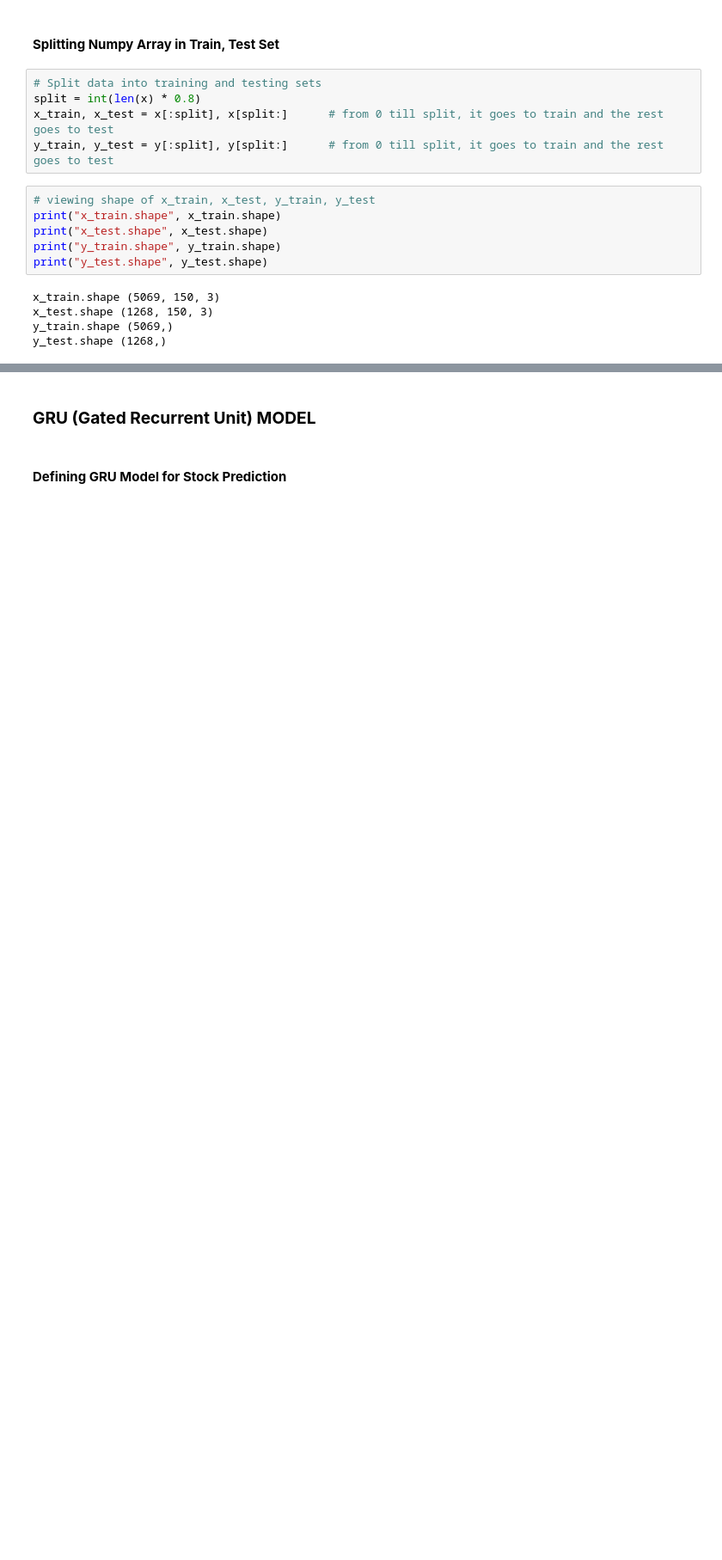
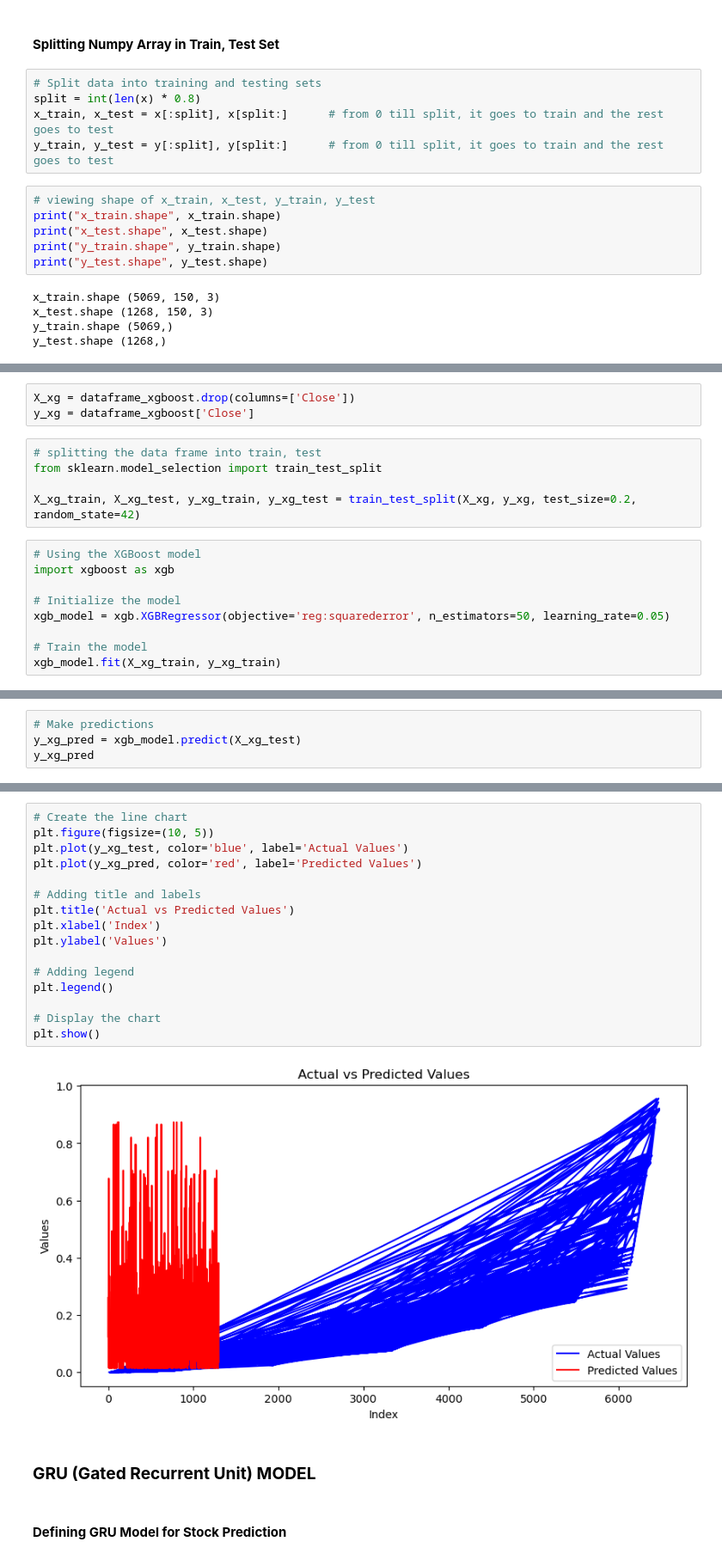
Before and after one commit to nilayjain12/Stock-Price-Prediction, a Jupyter notebook: notebooks/StockPricePrediction.ipynb, the cells around one changed output, grey strips where cells are left out. Shown at 86% size. Drawn from its saved outputs; the diff is of its cells as text; blank space fills up the shorter version.

```diff
--- a/notebooks/StockPricePrediction.ipynb
+++ b/notebooks/StockPricePrediction.ipynb
@@ -169,0 +184,17 @@ y_test.shape (1268,)
+# %%
+X_xg = dataframe_xgboost.drop(columns=['Close'])
+y_xg = dataframe_xgboost['Close']
+# %%
+# splitting the data frame into train, test
+from sklearn.model_selection import train_test_split
+
+X_xg_train, X_xg_test, y_xg_train, y_xg_test = train_test_split(X_xg, y_xg, test_size=0.2, random_state=42)
+# %%
+# Using the XGBoost model
+import xgboost as xgb
+
+# Initialize the model
+xgb_model = xgb.XGBRegressor(objective='reg:squarederror', n_estimators=50, learning_rate=0.05)
+
+# Train the model
+xgb_model.fit(X_xg_train, y_xg_train)
@@ -169,0 +215,4 @@ y_test.shape (1268,)
+# %%
+# Make predictions
+y_xg_pred = xgb_model.predict(X_xg_test)
+y_xg_pred
@@ -170,3 +222,21 @@ y_test.shape (1268,)
+# %%
+# Create the line chart
+plt.figure(figsize=(10, 5))
+plt.plot(y_xg_test, color='blue', label='Actual Values')
+plt.plot(y_xg_pred, color='red', label='Predicted Values')
+
+# Adding title and labels
+plt.title('Actual vs Predicted Values')
+plt.xlabel('Index')
+plt.ylabel('Values')
+
+# Adding legend
+plt.legend()
+
+# Display the chart
+plt.show()
+# %% [output]
+[figure, added]
 # %% [markdown]
 ### **GRU (Gated Recurrent Unit) MODEL**
 # %% [markdown]
```
Also changed, not shown: parts of 7 cells of this notebook.
